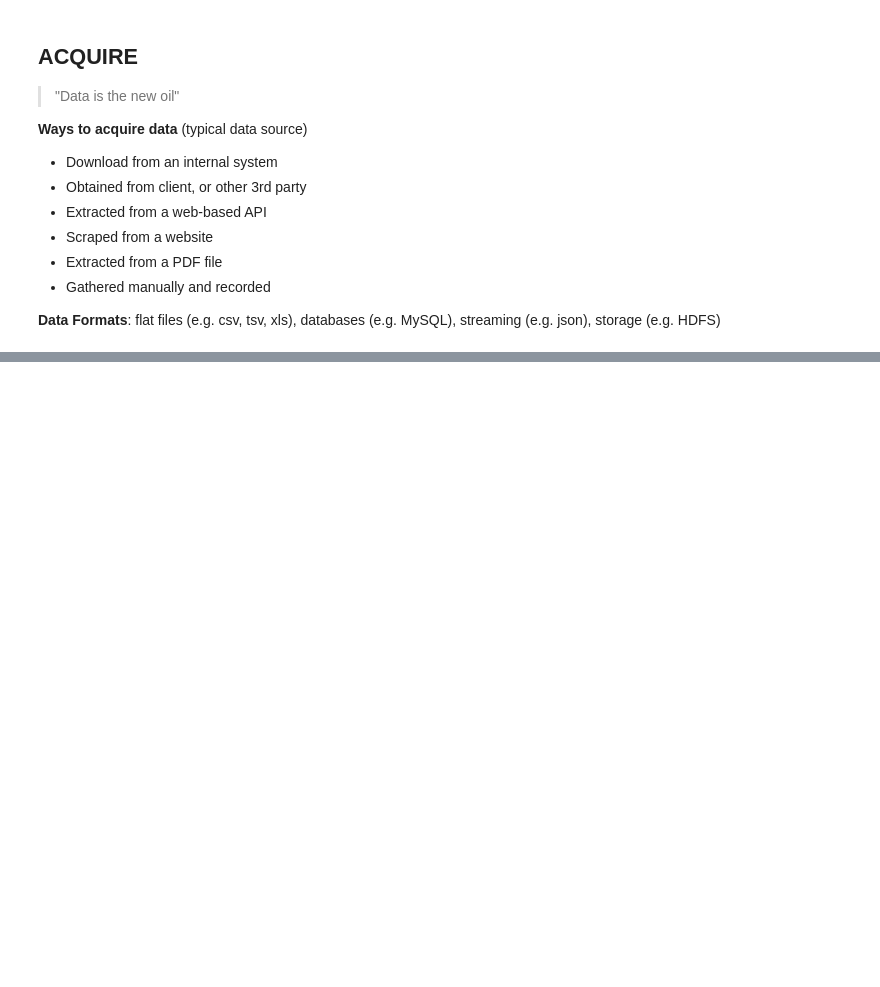
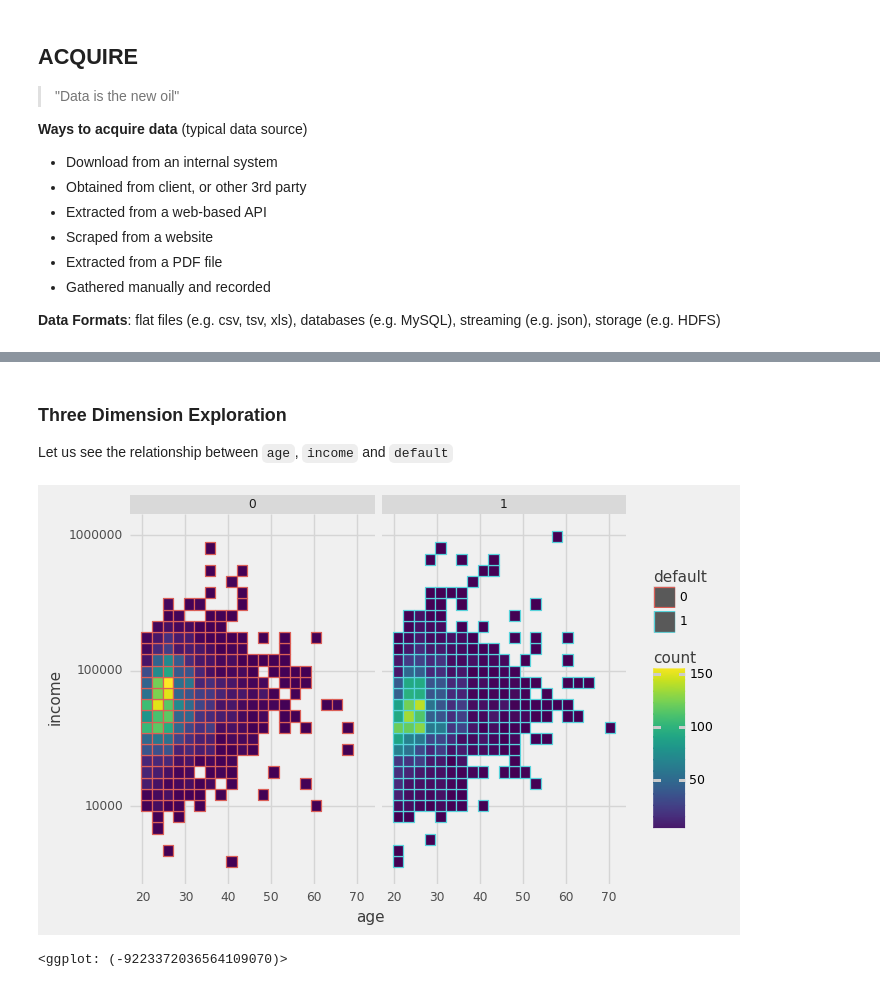
Before and after one commit to amitkaps/datascience, a Jupyter notebook: notebook.ipynb, the cells around one changed output, grey strips where cells are left out. Cells and saved outputs as stored; diff of their text form; code cells hidden in the pictures; blank space fills up the shorter version.

```diff
--- a/notebook.ipynb
+++ b/notebook.ipynb
@@ -263,0 +152,4 @@ simple.predict(age=50, amount=240000)
+# %%
+# There's a fillna function
+data.years = data.years.fillna(np.mean(data.years))
+data.years.unique()
@@ -263,0 +188,9 @@ simple.predict(age=50, amount=240000)
+# %%
+# Load the plotting libraries
+from plotnine import *
+%matplotlib inline
+from plotnine.themes import theme_538
+
+# Convert `default` to categorical variable
+data_plot = data.copy()
+data_plot['default'] = data_plot['default'].astype('category')
@@ -263,0 +206,12 @@ simple.predict(age=50, amount=240000)
+# %% [markdown]
+### Three Dimension Exploration
+
+Let us see the relationship between `age`, `income` and `default`
+# %%
+( ggplot(data_plot) + aes('age', 'income', color='default') +
+    geom_bin2d() + scale_y_log10() +
+    facet_wrap("default") + theme_538()
+)
+# %% [output]
+[figure, added]
+<ggplot: (-9223372036564109070)>
```
Also changed, not shown: parts of 64 cells of this notebook, 31 other files.
